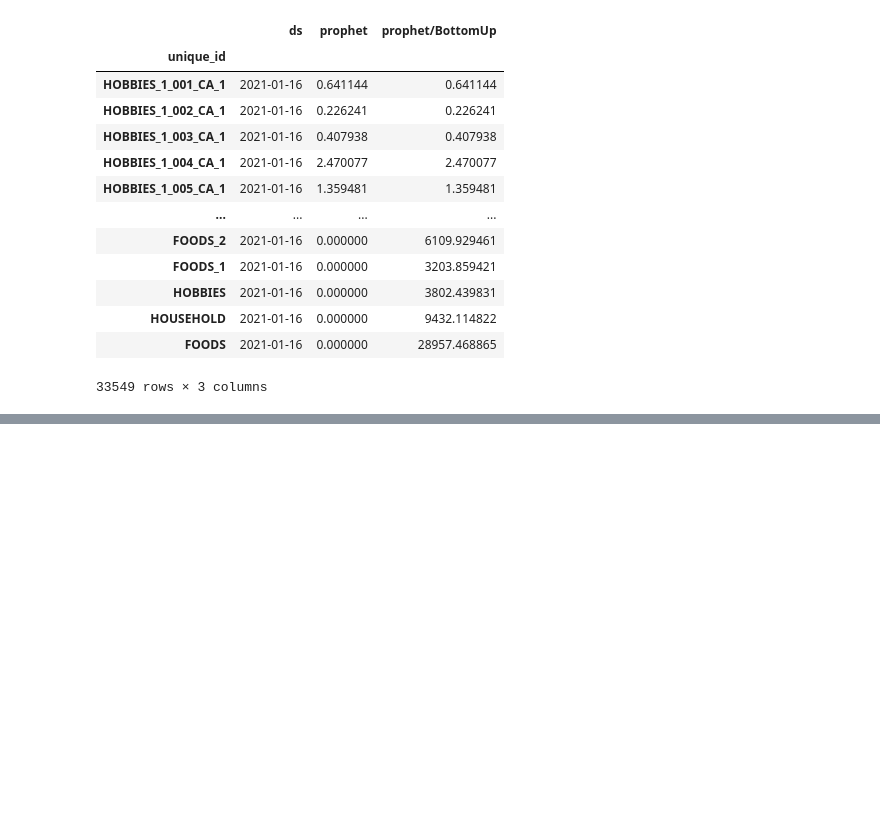
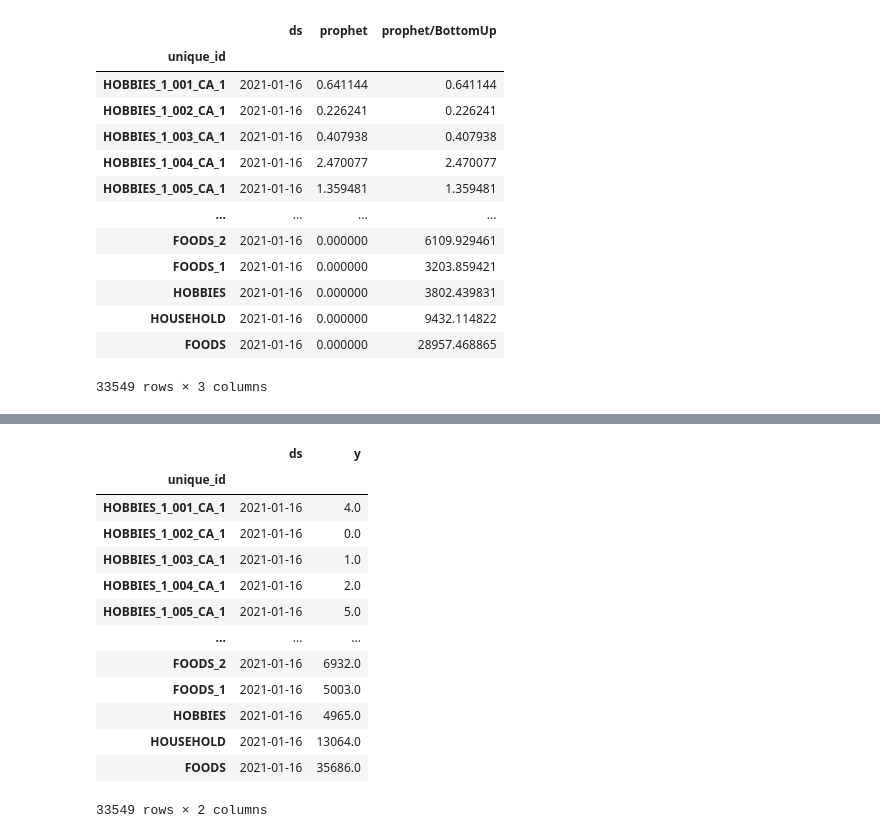
Before and after one commit to liaopeiyuan/large-scale-hts-reconciliation, a Jupyter notebook: nixtla_evaluation/evaluate_m5.ipynb, the cells around one changed output, grey strips where cells are left out. Cells and saved outputs as stored; diff of their text form; code cells hidden in the pictures; blank space fills up the shorter version.

```diff
--- a/nixtla_evaluation/evaluate_m5.ipynb
+++ b/nixtla_evaluation/evaluate_m5.ipynb
@@ -216,0 +175,17 @@ c
+# %%
+Y
+# %% [output]
+|  | ds | y |
+| unique_id |  |  |
+| HOBBIES_1_001_CA_1 | 2021-01-16 | 4.0 |
+| HOBBIES_1_002_CA_1 | 2021-01-16 | 0.0 |
+| HOBBIES_1_003_CA_1 | 2021-01-16 | 1.0 |
+| HOBBIES_1_004_CA_1 | 2021-01-16 | 2.0 |
+| HOBBIES_1_005_CA_1 | 2021-01-16 | 5.0 |
+| ... | ... | ... |
+| FOODS_2 | 2021-01-16 | 6932.0 |
+| FOODS_1 | 2021-01-16 | 5003.0 |
+| HOBBIES | 2021-01-16 | 4965.0 |
+| HOUSEHOLD | 2021-01-16 | 13064.0 |
+| FOODS | 2021-01-16 | 35686.0 |
+33549 rows × 2 columns
```
Also changed, not shown: parts of 10 cells of this notebook, 1 other file.
